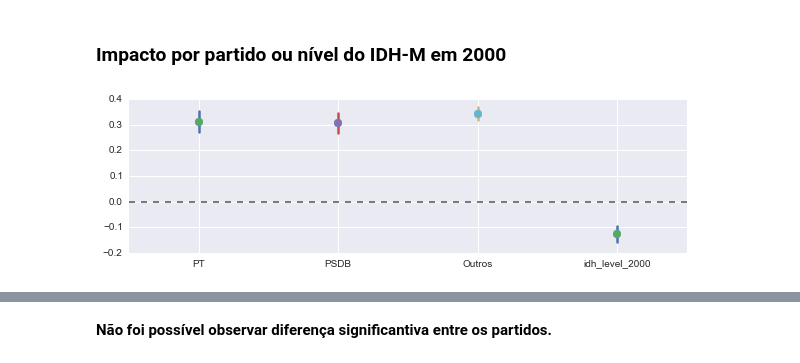
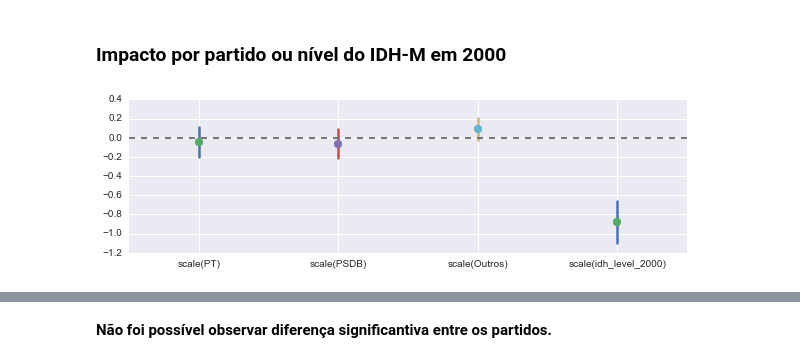
Before and after one commit to xboard/xboard.github.io, a Jupyter notebook: ipynb/IDH.ipynb, the cells around one changed output, grey strips where cells are left out. Saved outputs shown, nothing was run; the diff lists cells and outputs as text; code cells hidden in the pictures.

```diff
--- a/ipynb/IDH.ipynb
+++ b/ipynb/IDH.ipynb
@@ -229,6 +229,6 @@ sns.pairplot(df, hue="idh_level_2000", size=2.5)
 # %% [markdown]
 ### Impacto por partido ou nível do IDH-M em 2000
 # %%
-sns.coefplot("Ratio ~ PT + PSDB + Outros + idh_level_2000", df, intercept=True, palette="Set1");
+sns.coefplot("scale(Ratio) ~ scale(PT) + scale(PSDB) + scale(Outros) + scale(idh_level_2000)", df, palette="Set1");
 # %% [output]
-[figure, old version]
+[figure, new version]
```
Also changed, not shown: parts of 20 cells of this notebook.
